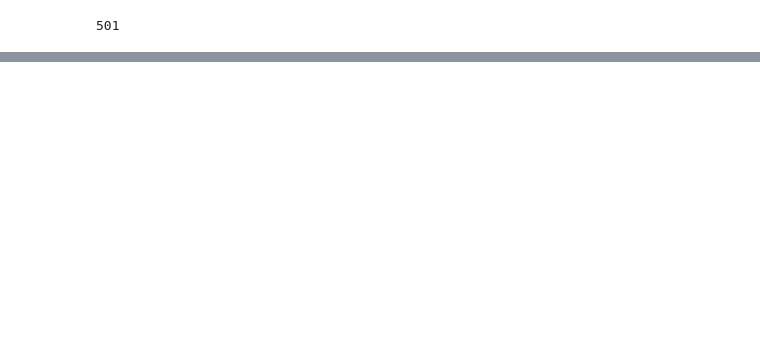
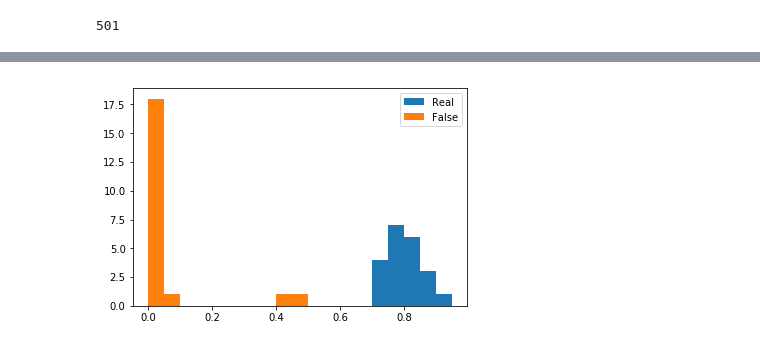
Before and after one commit to Bertinus/ChestXrays, a Jupyter notebook: ALI/AliXray.ipynb, the cells around one changed output, grey strips where cells are left out. Saved outputs shown, nothing was run; the diff lists cells and outputs as text; code cells hidden in the pictures; blank space fills up the shorter version.

```diff
--- a/ALI/AliXray.ipynb
+++ b/ALI/AliXray.ipynb
@@ -536,0 +334,7 @@ np.min(GenX(ConstantZ).detach().numpy()[0][0])
+# %%
+plt.hist(AllRealDisc,bins=np.array(range(20))/20,label="Real")
+plt.hist(AllFakeDisc,np.array(range(20))/20,label="False")
+plt.legend()
+plt.show()
+# %% [output]
+[figure, added]
```
Also changed, not shown: parts of 17 cells of this notebook, 2 other files.
